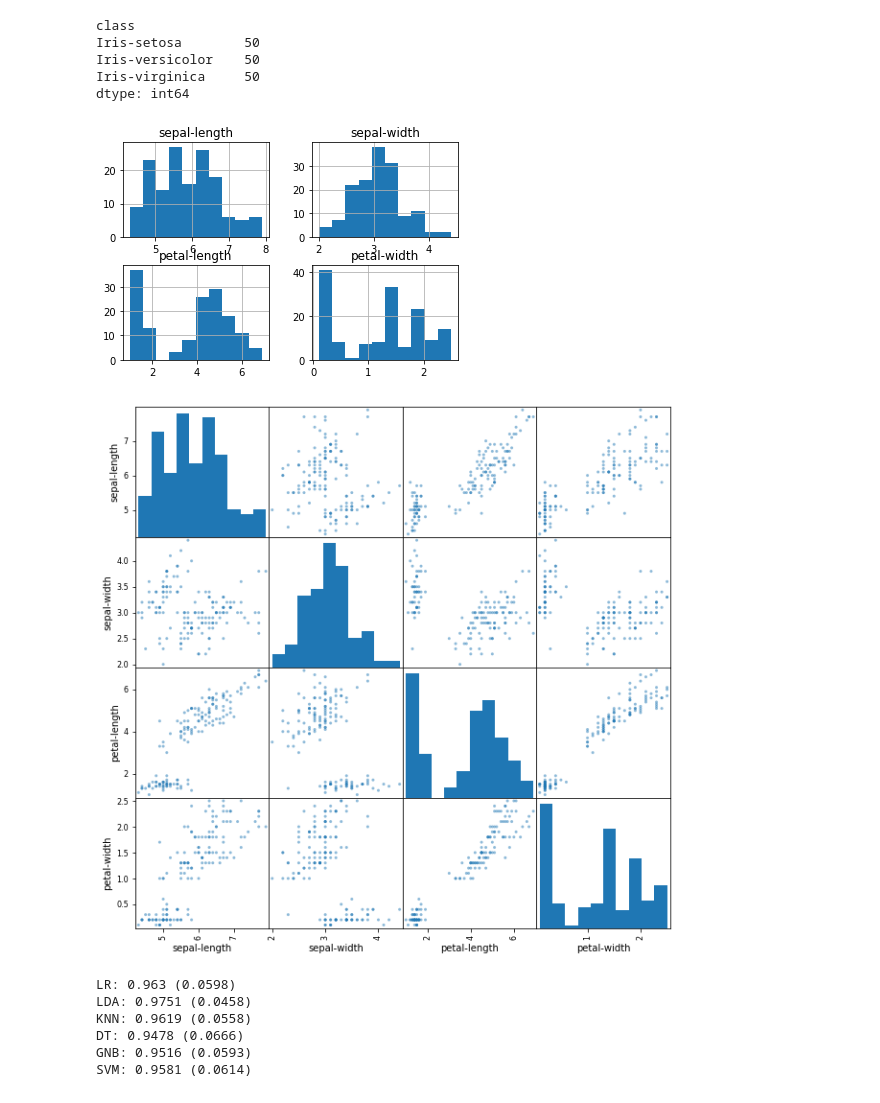
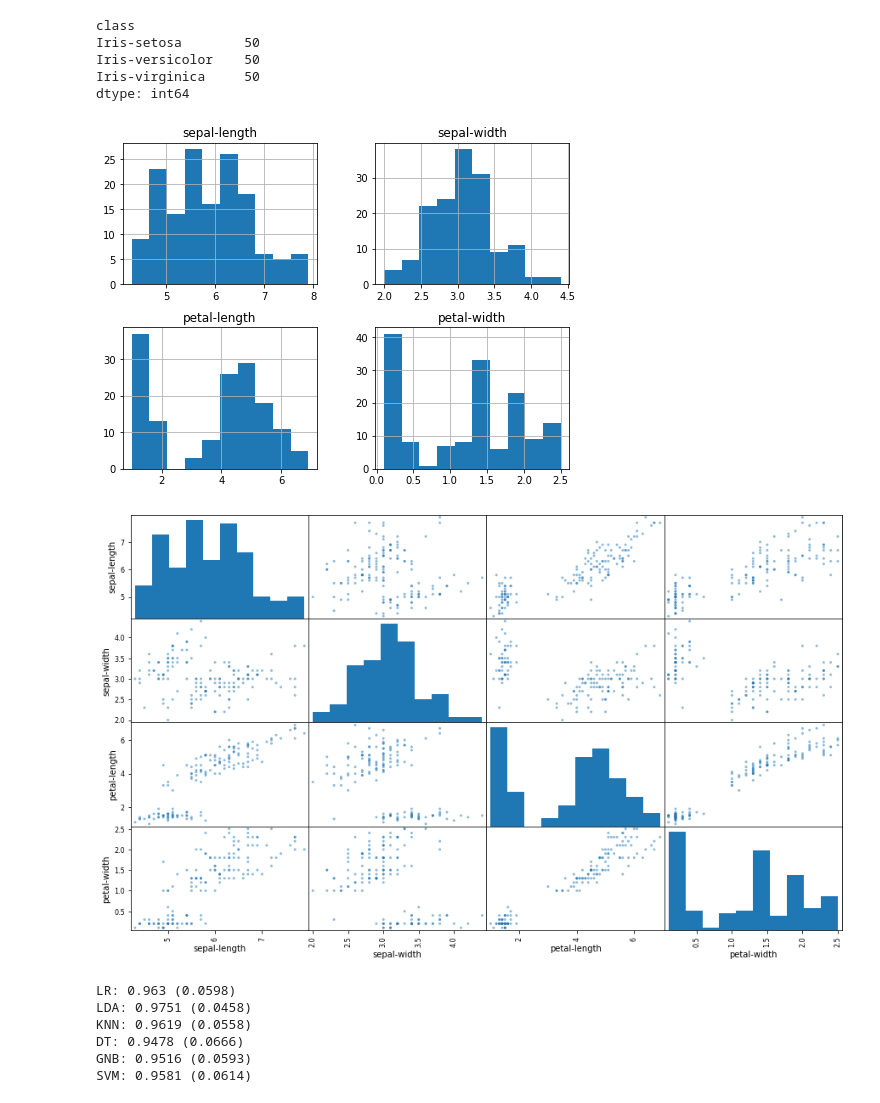
Before and after one commit to ryancaralis/Projects, a Jupyter notebook: Iris classification.ipynb, the cells around one changed output. Saved outputs shown, nothing was run; the diff lists cells and outputs as text; code cells hidden in the pictures.

```diff
--- a/Iris classification.ipynb
+++ b/Iris classification.ipynb
@@ -48,12 +48,12 @@ Iris-versicolor    50
 Iris-virginica     50
 dtype: int64
 # %%
-df.hist()
+df.hist(figsize = (8,6))
 plt.show()
 # %% [output]
-[figure, old version]
+[figure, new version]
 # %%
-scatter_matrix(df, figsize = (10,10))
+scatter_matrix(df, figsize = (15,9))
 plt.show()
 # %% [output]
-[figure, old version]
+[figure, new version]
```
Also changed, not shown: parts of 14 cells of this notebook.
